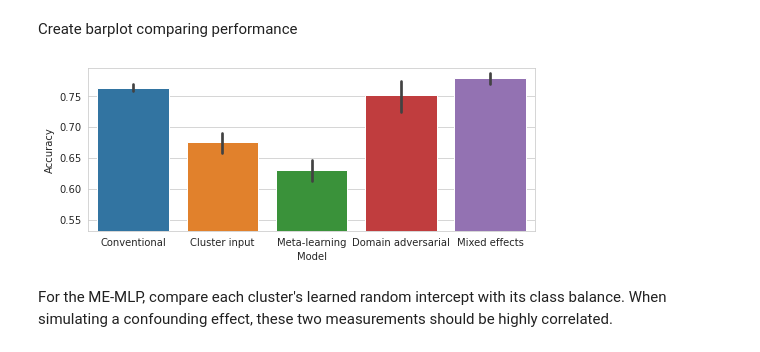
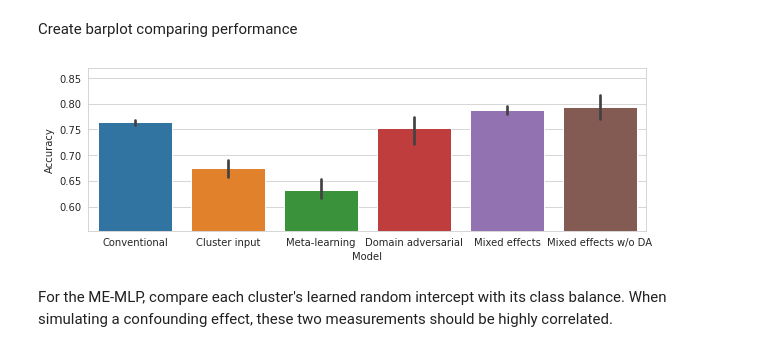
Before and after one commit to DeepLearningForPrecisionHealthLab/ARMED_MixedEffectsDL, a Jupyter notebook: synthetic_dataset/spiral_classification.ipynb, the cells around one changed output. Saved outputs shown, nothing was run; the diff lists cells and outputs as text; code cells hidden in the pictures.

Commit message:
add random z ablation test

```diff
--- a/synthetic_dataset/spiral_classification.ipynb
+++ b/synthetic_dataset/spiral_classification.ipynb
@@ -23,7 +59,7 @@ from medl.misc import expand_results_path
 # %% [markdown]
 Define output directory path.
 # %%
-strOutputDir = expand_results_path('spirals_20211208/random_radii', make=True)
+strOutputDir = expand_results_path('spirals_20220201/random_radii', make=True)
 # %% [output]
 Warning: output path already exists
 # %% [markdown]
@@ -247,7 +283,7 @@ def plot_percluster_decision_boundary(model, X, Y, Z, cluster_input=False, vmax=
     return fig, axes
 
 
-def cross_validate(model_class, use_z=False, build_args={}, compile_args={}, use_mldg=False):
+def cross_validate(model_class, use_z=False, build_args={}, compile_args={}, use_mldg=False, randomize_z=False):
     """Perform 10-fold cross-validation and return per-fold performance, feature importance, and decision boundary plot.
 
     Args:
@@ -256,6 +292,8 @@ def cross_validate(model_class, use_z=False, build_args={}, compile_args={}, use
         build_args (dict, optional): Model build arguments. Defaults to {}.
         compile_args (dict, optional): Model compile arguments. Defaults to {}.
         use_mldg (bool, optional): Whether to use meta-learning domain generalization to train. Defaults to False.
+        randomize_z (bool, optional): Randomize the Z input when evaluating on test data
+            (ablating the RE information). Defaults to False.
 
     Returns:
         if model_class == MixedEffectsMLPNonlinearSlope:
@@ -280,6 +318,9 @@ def cross_validate(model_class, use_z=False, build_args={}, compile_args={}, use
 
         tf.random.set_seed(283)
         model = model_class(**build_args)
+
+        if randomize_z:
+            arrZTest = make_random_onehot(arrXTest.shape[0], arrZTrain.shape[1])
 
         if use_z:
             dataTrain = (arrXTrain, arrZTrain)
@@ -325,6 +366,16 @@ def cross_validate(model_class, use_z=False, build_args={}, compile_args={}, use
         return dfResults, dfGrads, dfRandomSlopeSD, dfRandomIntercept, figDB
     else:
         return dfResults, dfGrads, figDB
+
+def compute_95ci(dfResults):
+    print('Mean')
+    print(dfResults.mean())
+
+    print('95CI low')
+    print(dfResults.mean() - 1.96 * (dfResults.std() / (10**0.5)))
+
+    print('95CI high')
+    print(dfResults.mean() + 1.96 * (dfResults.std() / (10**0.5)))
 # %% [markdown]
 ## Conventional MLP
 # %%
@@ -451,7 +538,7 @@ dictBuild = {'n_features': arrX.shape[1],
              'intercept_prior_scale': 0.1,
              'kl_weight': 0.00001}
 dictCompile = {'loss_class_fe_weight': 1.0,
-               'loss_gen_weight': 0.1,
+               'loss_gen_weight': 0.5,
                'loss_class_me_weight': 1.0,
                'metric_class_me': tf.keras.metrics.BinaryAccuracy('acc'),
                'metric_class_fe': tf.keras.metrics.BinaryAccuracy('acc_fe'),
@@ -471,5 +558,5 @@ figGradsME.savefig(os.path.join(strOutputDir, 'mixedeffects_feature_gradients.pn
 figGradsME.savefig(os.path.join(strOutputDir, 'mixedeffects_feature_gradients.svg'))
 figGradsME.show()
 
-print(dfResultsME.mean())
+compute_95ci(dfResultsME)
 # %% [output]
@@ -525,26 +673,27 @@ Create barplot comparing performance
 # %%
 lsPerformance = []
 for strModel, df in {'Conventional': dfResultsBase,
                      'Cluster input': dfResultsConcat,
                      'Meta-learning': dfResultsMLDG,
                      'Domain adversarial': dfResultsDA,
-                     'Mixed effects': dfResultsME}.items():
+                     'Mixed effects': dfResultsME,
+                     'Mixed effects w/o DA': dfResultsME2}.items():
     dfLong = df['Test Accuracy'].to_frame('Accuracy')
     dfLong['Model'] = strModel
     lsPerformance += [dfLong]
 
 dfPerformance = pd.concat(lsPerformance, axis=0)
-figPerf, axPerf = plt.subplots(figsize=(8, 3))
+figPerf, axPerf = plt.subplots(figsize=(10, 3))
 sns.barplot(data=dfPerformance, x='Model',  y='Accuracy', ax=axPerf)
 axPerf.set_ylim(dfPerformance['Accuracy'].min() - 0.05, dfPerformance['Accuracy'].max())
 
 figPerf.savefig(os.path.join(strOutputDir, 'performance_comparison.png'))
 figPerf.savefig(os.path.join(strOutputDir, 'performance_comparison.svg'))
 figPerf.show()
 
 dfPerformance.to_csv(os.path.join(strOutputDir, 'test_performance.csv'))
 # %% [output]
-[figure, old version]
+[figure, new version]
 # %% [markdown]
 For the ME-MLP, compare each cluster's learned random intercept with its class balance. When simulating a confounding effect, these two measurements should be highly correlated.
 # %%
```
Also changed, not shown: parts of 13 cells of this notebook, 6 other files.
